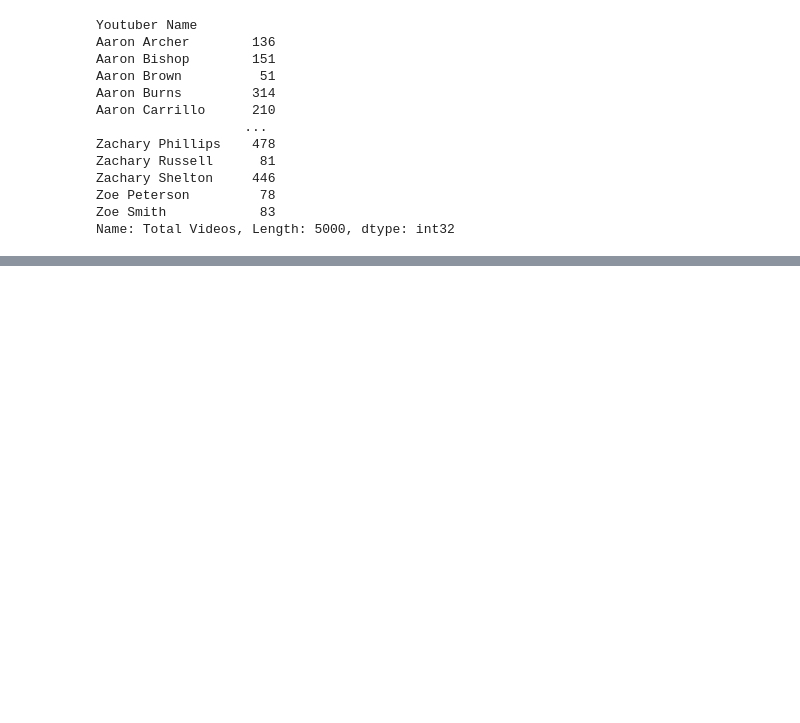
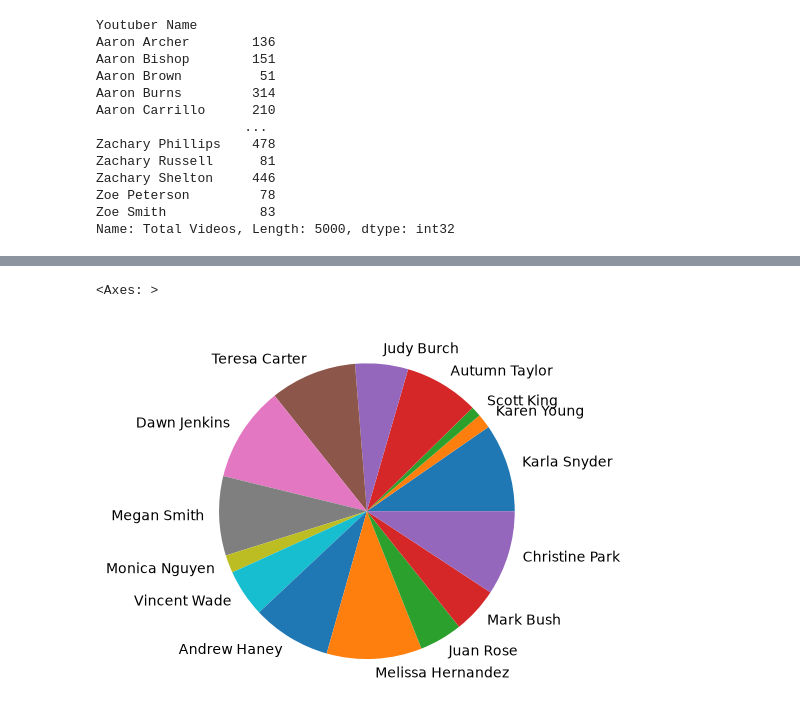
Before and after one commit to AbhishekKumarVerma2356/Python_Pandas, a Jupyter notebook: Series_2.ipynb, the cells around one changed output, grey strips where cells are left out. Cells and saved outputs as stored; diff of their text form; code cells hidden in the pictures; blank space fills up the shorter version.

```diff
--- a/Series_2.ipynb
+++ b/Series_2.ipynb
@@ -678,0 +1262,5 @@ Name: Total Videos, Length: 5000, dtype: int32
+# %%
+dataframe.sort_values(ascending=False).sample(15).plot(kind='pie')
+# %% [output]
+<Axes: >
+[figure, added]
```
Also changed, not shown: parts of 56 cells of this notebook.
